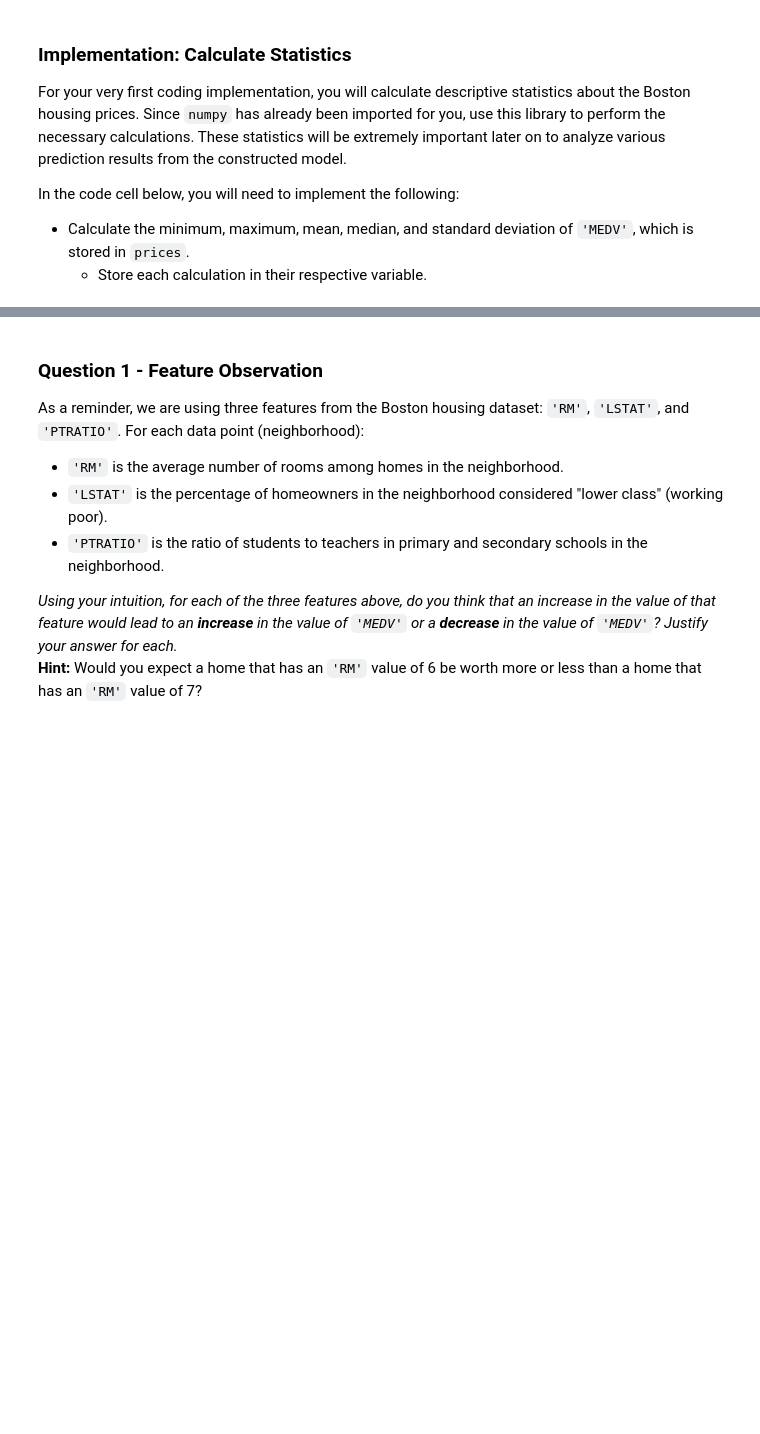
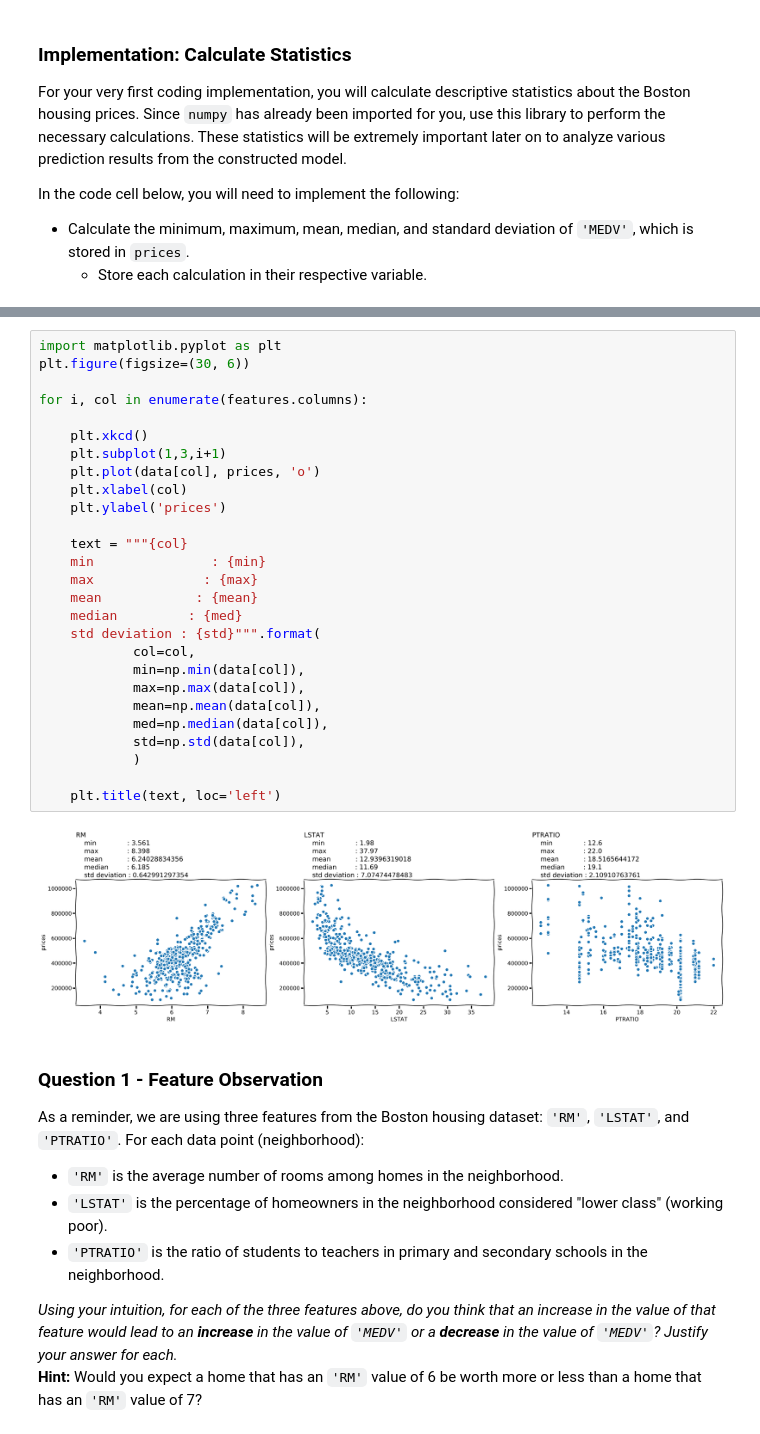
Before and after one commit to arcenik/machine-learning, a Jupyter notebook: projects/boston_housing/boston_housing.ipynb, the cells around one changed output, grey strips where cells are left out. Saved outputs shown, nothing was run; the diff lists cells and outputs as text; blank space fills up the shorter version.

```diff
--- a/projects/boston_housing/boston_housing.ipynb
+++ b/projects/boston_housing/boston_housing.ipynb
@@ -114,3 +61,32 @@ XXXXXXXXXXXXXXXXXXXXXXXXXXXXXXXXXXXXXXXXXXXXXXXXXXXXXXXXXXXXXXXXXXXXXXXXXXXXXXXX
+# %%
+import matplotlib.pyplot as plt
+plt.figure(figsize=(30, 6))
+
+for i, col in enumerate(features.columns):
+
+    plt.xkcd()
+    plt.subplot(1,3,i+1)
+    plt.plot(data[col], prices, 'o')
+    plt.xlabel(col)
+    plt.ylabel('prices')
+
+    text = """{col}
+    min               : {min}
+    max              : {max}
+    mean            : {mean}
+    median         : {med}
+    std deviation : {std}""".format(
+            col=col,
+            min=np.min(data[col]),
+            max=np.max(data[col]),
+            mean=np.mean(data[col]),
+            med=np.median(data[col]),
+            std=np.std(data[col]),
+            )
+
+    plt.title(text, loc='left')
+# %% [output]
+[figure, added]
 # %% [markdown]
 ### Question 1 - Feature Observation
 As a reminder, we are using three features from the Boston housing dataset: `'RM'`, `'LSTAT'`, and `'PTRATIO'`. For each data point (neighborhood):
```
Also changed, not shown: parts of 10 cells of this notebook, 1 other file.
